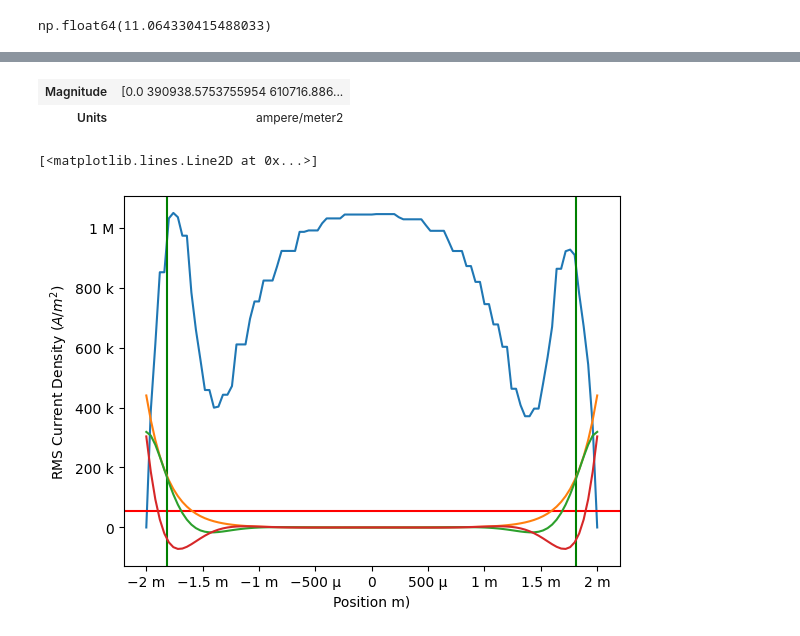
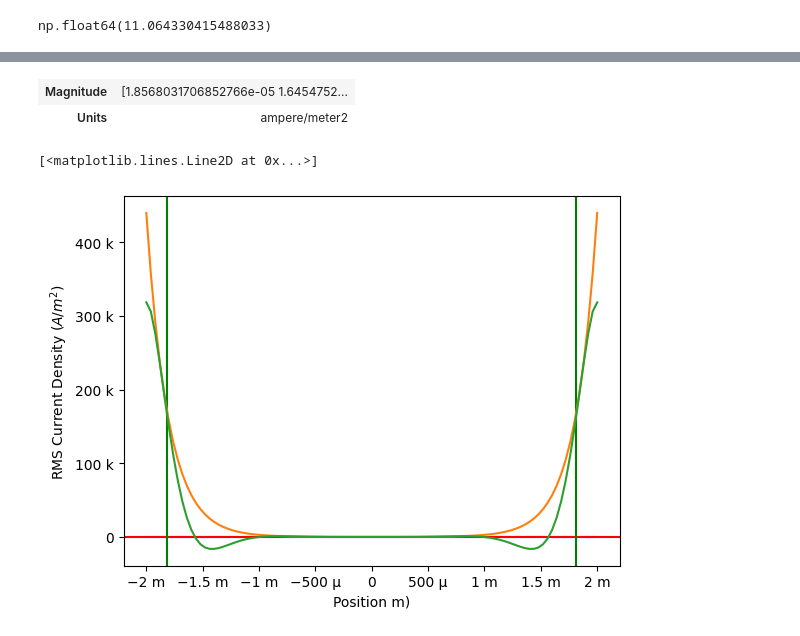
Before and after one commit to mjfwest/elmer-elmag, a Jupyter notebook: 1_wire/Investigation.ipynb, the cells around one changed output, grey strips where cells are left out. Saved outputs shown, nothing was run; the diff lists cells and outputs as text; code cells hidden in the pictures.

```diff
--- a/1_wire/Investigation.ipynb
+++ b/1_wire/Investigation.ipynb
@@ -192,30 +181,31 @@ np.sqrt(np.mean(wire_current_density**2, axis=0))
 | Units | ampere/meter2 |
 # %%
-np.sqrt(np.mean(wire_current_density**2, axis=0))
+np.sqrt(np.mean(wire_current_density**2, axis=1))
 # %% [output]
-| Magnitude | [0.0 390938.5753755954 610716.886... |
+| Magnitude | [1.8568031706852766e-05 1.6454752... |
 | Units | ampere/meter2 |
 # %%
 
 fig = plt.figure()
 ax = fig.add_subplot(111)
 #use the enginering tick formatter
 
 ax.yaxis.set_major_formatter(EngFormatter())
 ax.xaxis.set_major_formatter(EngFormatter())
-ax.plot(wire_positions, np.sqrt(np.mean(wire_current_density**2, axis=0)))
+
+ax.plot(wire_positions, np.sqrt(np.mean(wire_current_density**2, axis=1)))
+
 ax.set_xlabel('Position m)')
 ax.set_ylabel('RMS Current Density ($A/m^2$)')
 rms_dc_current_density = np.sqrt(np.mean(wire_currrent**2, axis=0)) / (np.pi * (diameter/2)**2)
 ax.axhline(rms_dc_current_density[0], color='red', label='Wire 1 RMS')
 ax.axvline(-diameter/2+delta, color='green', label='Skin Depth')
 ax.axvline(diameter/2-delta, color='green', label='Skin Depth')
 ax.plot(wire_positions, np.abs(j), label='Analytical')
 ax.plot(wire_positions, j.real, label='Analytical')
-ax.plot(wire_positions, j.imag, label='Analytical')
 # %% [output]
 [<matplotlib.lines.Line2D at 0x...>]
-[figure, old version]
+[figure, new version]
 # %%
 rms_dc_current_density
 # %% [output]
```
Also changed, not shown: parts of 12 cells of this notebook, 9 other files.
